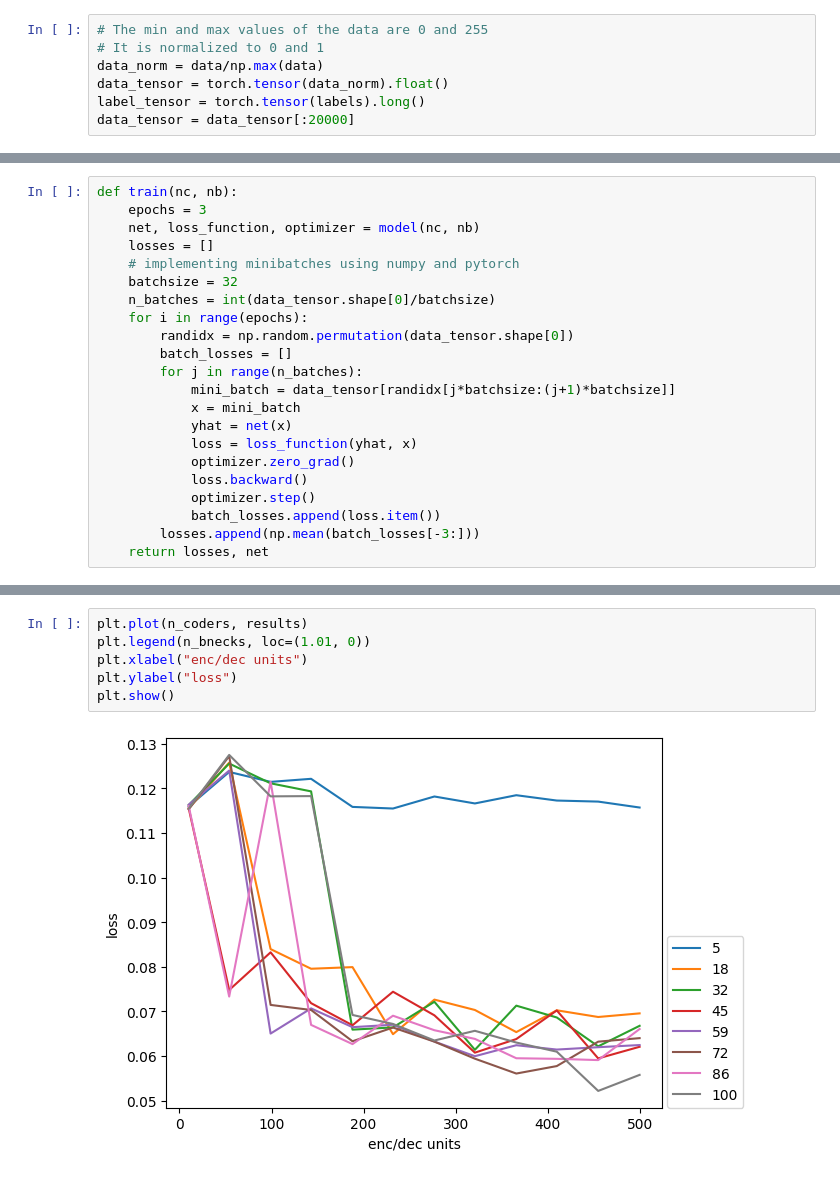
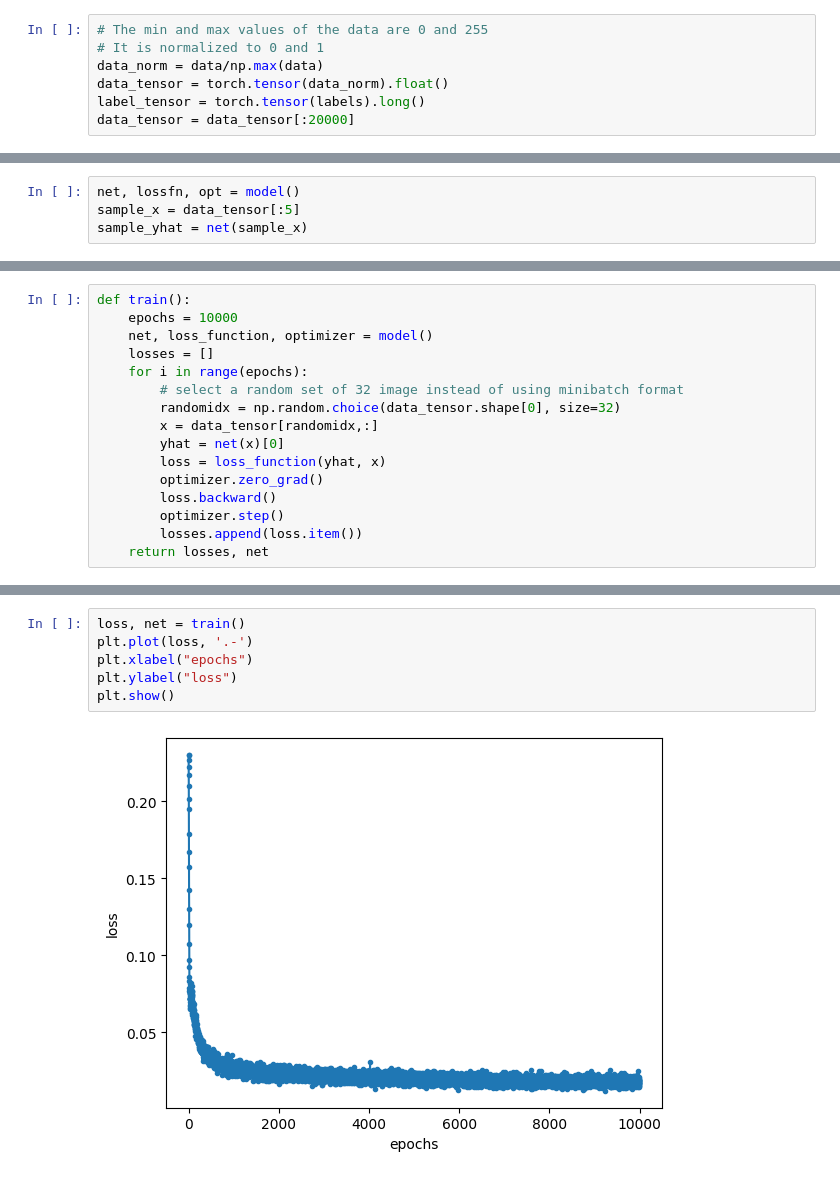
Before and after one commit to veera1994/Udemy, a Jupyter notebook: deep_learning_pytorch/autoencoders/latent_space_exploration.ipynb, the cells around one changed output, grey strips where cells are left out. Drawn from its saved outputs; the diff is of its cells as text.

```diff
--- a/deep_learning_pytorch/autoencoders/latent_space_exploration.ipynb
+++ b/deep_learning_pytorch/autoencoders/latent_space_exploration.ipynb
@@ -43,3 +44,7 @@ def model(coders, bottlenecks):
     optimizer = torch.optim.Adam(net.parameters(), lr=0.001)
 
     return net, loss_function, optimizer
+# %%
+net, lossfn, opt = model()
+sample_x = data_tensor[:5]
+sample_yhat = net(sample_x)
@@ -46,22 +85,16 @@ def model(coders, bottlenecks):
 # %%
-def train(nc, nb):
-    epochs = 3
-    net, loss_function, optimizer = model(nc, nb)
+def train():
+    epochs = 10000
+    net, loss_function, optimizer = model()
     losses = []
-    # implementing minibatches using numpy and pytorch
-    batchsize = 32
-    n_batches = int(data_tensor.shape[0]/batchsize)
     for i in range(epochs):
-        randidx = np.random.permutation(data_tensor.shape[0])
-        batch_losses = []
-        for j in range(n_batches):
-            mini_batch = data_tensor[randidx[j*batchsize:(j+1)*batchsize]]
-            x = mini_batch
-            yhat = net(x)
-            loss = loss_function(yhat, x)
-            optimizer.zero_grad()
-            loss.backward()
-            optimizer.step()
-            batch_losses.append(loss.item())
-        losses.append(np.mean(batch_losses[-3:]))
+        # select a random set of 32 image instead of using minibatch format
+        randomidx = np.random.choice(data_tensor.shape[0], size=32)
+        x = data_tensor[randomidx,:]
+        yhat = net(x)[0]
+        loss = loss_function(yhat, x)
+        optimizer.zero_grad()
+        loss.backward()
+        optimizer.step()
+        losses.append(loss.item())
     return losses, net
@@ -107,8 +101,8 @@ sns.heatmap(results, cmap='Purples')
 # %%
-plt.plot(n_coders, results)
-plt.legend(n_bnecks, loc=(1.01, 0))
-plt.xlabel("enc/dec units")
+loss, net = train()
+plt.plot(loss, '.-')
+plt.xlabel("epochs")
 plt.ylabel("loss")
 plt.show()
 # %% [output]
-[figure, old version]
+[figure, new version]
```
Also changed, not shown: parts of 19 cells of this notebook, 1 other file.
